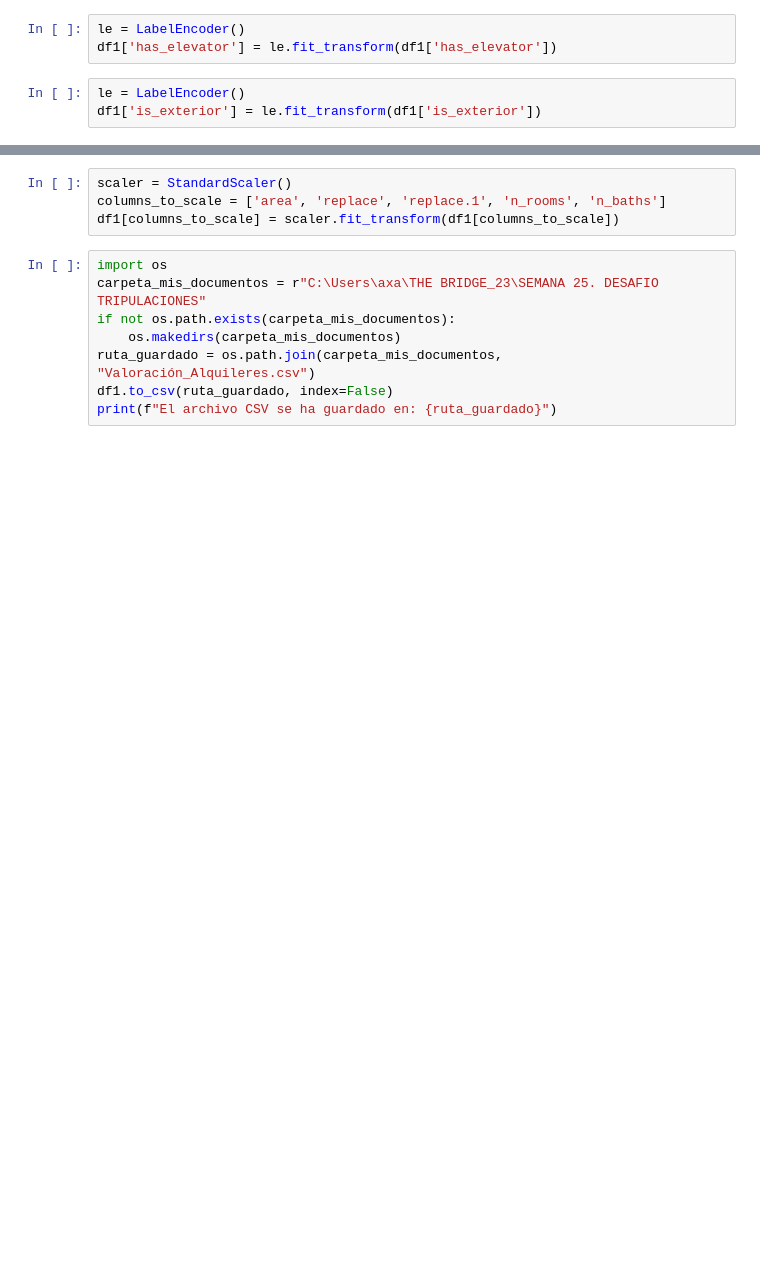
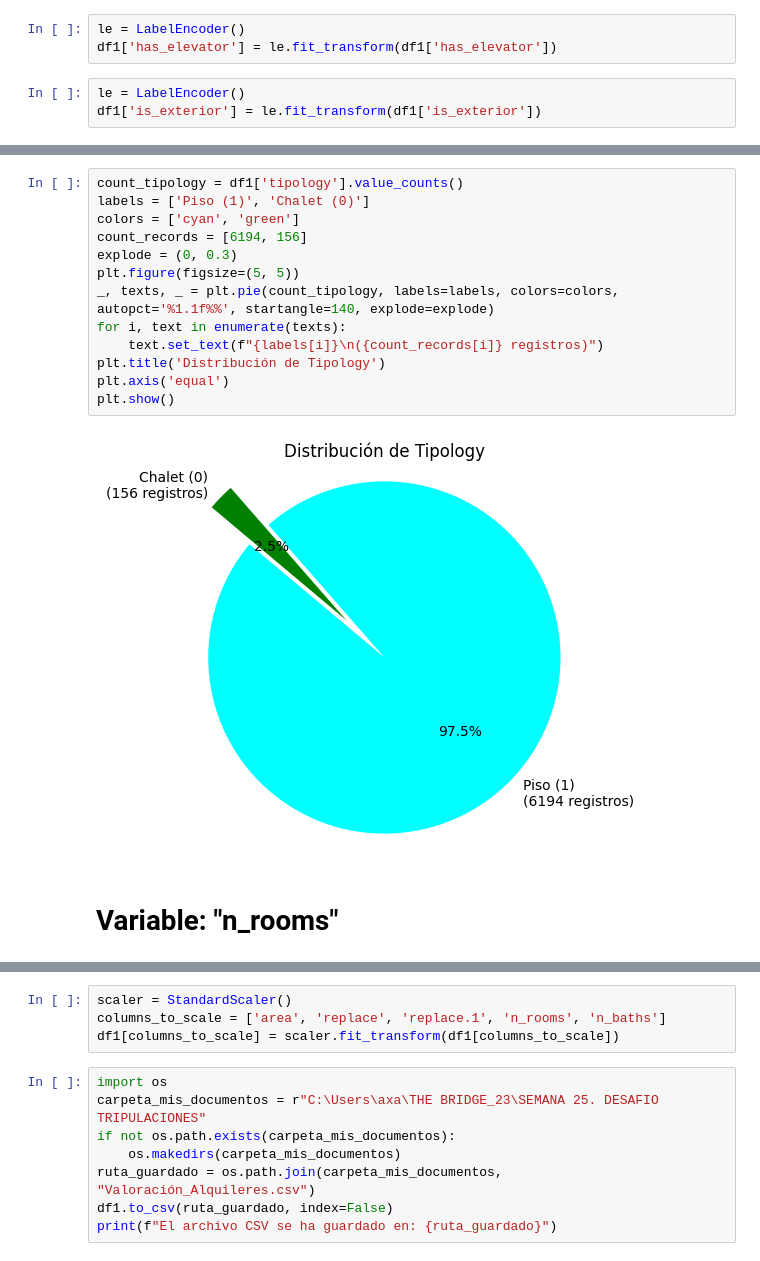
Before and after one commit to JCCT73/Desaf-o-de-Tripulaciones, a Jupyter notebook: Valoración Alquileres.ipynb, the cells around one changed output, grey strips where cells are left out. Saved outputs shown, nothing was run; the diff lists cells and outputs as text; blank space fills up the shorter version.

```diff
--- a/Valoración Alquileres.ipynb
+++ b/Valoración Alquileres.ipynb
@@ -107,0 +252,17 @@ df1['is_exterior'] = le.fit_transform(df1['is_exterior'])
+# %%
+count_tipology = df1['tipology'].value_counts()
+labels = ['Piso (1)', 'Chalet (0)']
+colors = ['cyan', 'green']
+count_records = [6194, 156]
+explode = (0, 0.3)
+plt.figure(figsize=(5, 5))
+_, texts, _ = plt.pie(count_tipology, labels=labels, colors=colors, autopct='%1.1f%%', startangle=140, explode=explode)
+for i, text in enumerate(texts):
+    text.set_text(f"{labels[i]}\n({count_records[i]} registros)")
+plt.title('Distribución de Tipology')
+plt.axis('equal')
+plt.show()
+# %% [output]
+[figure, added]
+# %% [markdown]
+# Variable: "n_rooms"
```
Also changed, not shown: parts of 47 cells of this notebook, 2 other files.
